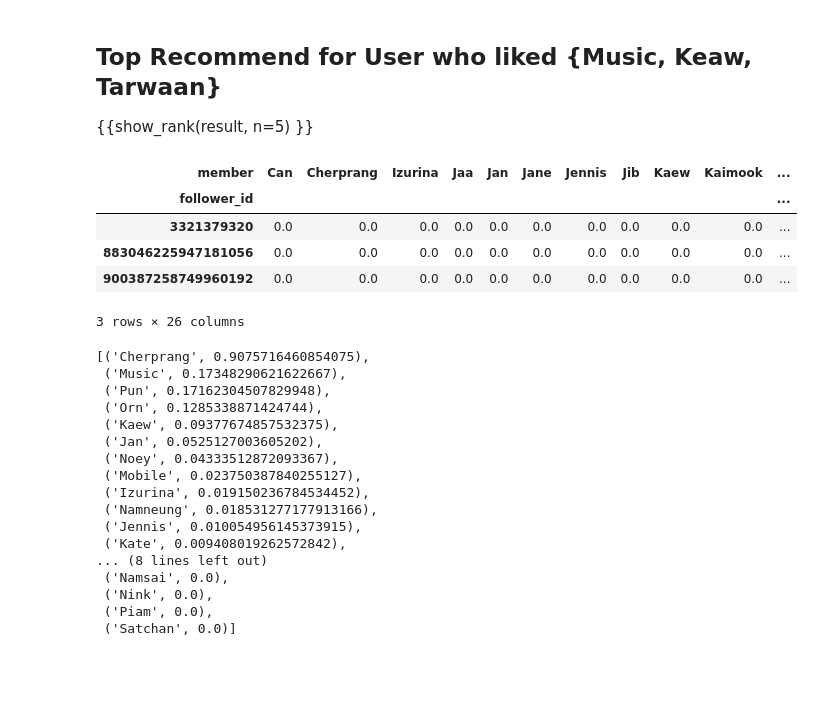
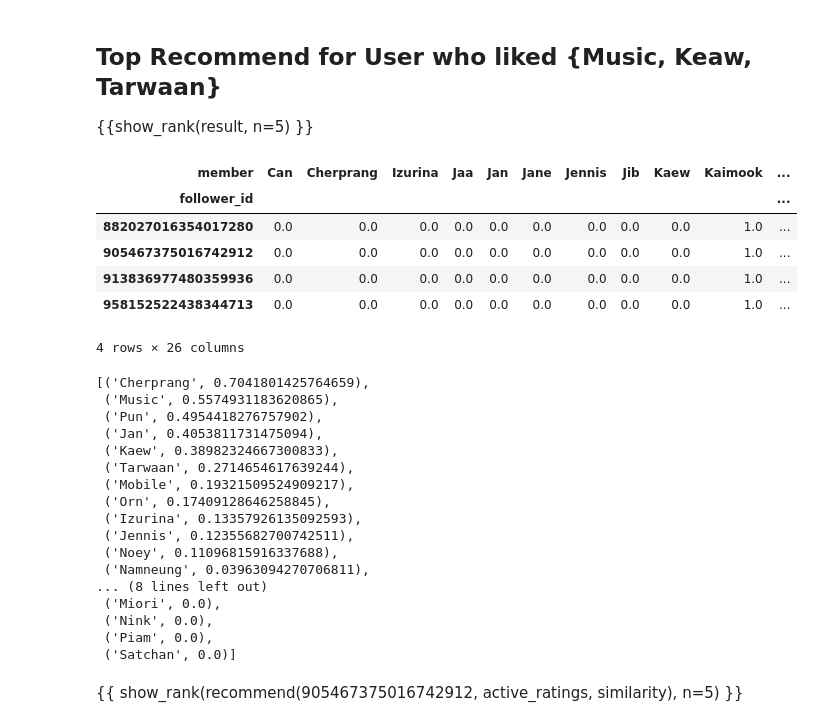
Before and after one commit to tansinee/bnk48-recommender, a Jupyter notebook: collaborative_filtering/cosine_similarity.ipynb, the cells around one changed output. Saved outputs shown, nothing was run; the diff lists cells and outputs as text; code cells hidden in the pictures; blank space fills up the shorter version.

```diff
--- a/collaborative_filtering/cosine_similarity.ipynb
+++ b/collaborative_filtering/cosine_similarity.ipynb
@@ -385,33 +418,36 @@ result
 ## Top Recommend for User who liked {Music, Keaw, Tarwaan}
 {{show_rank(result, n=5) }}
 # %%
-rating_matrix[(rating_matrix['Tarwaan'] == 1.) & (rating_matrix['Korn'] == 1.)
+rating_matrix[(rating_matrix['Mind'] == 1.) & (rating_matrix['Kaimook'] == 1.)
               & (rating_matrix.sum(axis=1) == 2)]
 # %% [output]
 | member | Can | Cherprang | Izurina | Jaa | Jan | Jane | Jennis | Jib | Kaew | Kaimook | ... |
 | follower_id |  |  |  |  |  |  |  |  |  |  | ... |
-| 3321379320 | 0.0 | 0.0 | 0.0 | 0.0 | 0.0 | 0.0 | 0.0 | 0.0 | 0.0 | 0.0 | ... |
-| 883046225947181056 | 0.0 | 0.0 | 0.0 | 0.0 | 0.0 | 0.0 | 0.0 | 0.0 | 0.0 | 0.0 | ... |
-| 900387258749960192 | 0.0 | 0.0 | 0.0 | 0.0 | 0.0 | 0.0 | 0.0 | 0.0 | 0.0 | 0.0 | ... |
+| 882027016354017280 | 0.0 | 0.0 | 0.0 | 0.0 | 0.0 | 0.0 | 0.0 | 0.0 | 0.0 | 1.0 | ... |
+| 905467375016742912 | 0.0 | 0.0 | 0.0 | 0.0 | 0.0 | 0.0 | 0.0 | 0.0 | 0.0 | 1.0 | ... |
+| 913836977480359936 | 0.0 | 0.0 | 0.0 | 0.0 | 0.0 | 0.0 | 0.0 | 0.0 | 0.0 | 1.0 | ... |
+| 958152522438344713 | 0.0 | 0.0 | 0.0 | 0.0 | 0.0 | 0.0 | 0.0 | 0.0 | 0.0 | 1.0 | ... |
-3 rows × 26 columns
+4 rows × 26 columns
 # %%
-recommend(3321379320, active_ratings, similarity)
+recommend(905467375016742912, active_ratings, similarity)
 # %% [output]
-[('Cherprang', 0.9075716460854075),
- ('Music', 0.17348290621622667),
- ('Pun', 0.17162304507829948),
- ('Orn', 0.1285338871424744),
- ('Kaew', 0.09377674857532375),
- ('Jan', 0.0525127003605202),
- ('Noey', 0.04333512872093367),
- ('Mobile', 0.023750387840255127),
- ('Izurina', 0.019150236784534452),
- ('Namneung', 0.018531277177913166),
- ('Jennis', 0.010054956145373915),
- ('Kate', 0.009408019262572842),
+[('Cherprang', 0.7041801425764659),
+ ('Music', 0.5574931183620865),
+ ('Pun', 0.4954418276757902),
+ ('Jan', 0.4053811731475094),
+ ('Kaew', 0.38982324667300833),
+ ('Tarwaan', 0.2714654617639244),
+ ('Mobile', 0.19321509524909217),
+ ('Orn', 0.17409128646258845),
+ ('Izurina', 0.13357926135092593),
+ ('Jennis', 0.12355682700742511),
+ ('Noey', 0.11096815916337688),
+ ('Namneung', 0.03963094270706811),
 ... (8 lines left out)
- ('Namsai', 0.0),
+ ('Miori', 0.0),
  ('Nink', 0.0),
  ('Piam', 0.0),
  ('Satchan', 0.0)]
+# %% [markdown]
+{{ show_rank(recommend(905467375016742912, active_ratings, similarity), n=5) }}
 # %%
```
Also changed, not shown: parts of 9 cells of this notebook.
